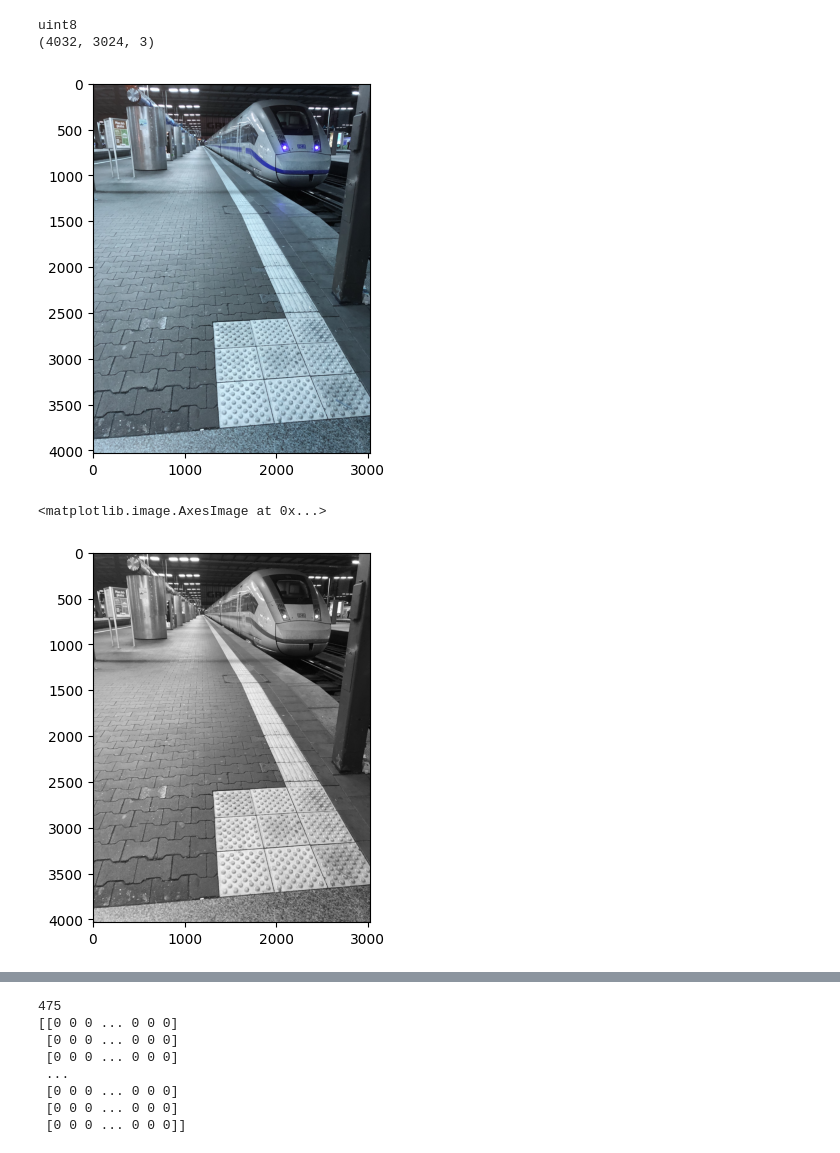
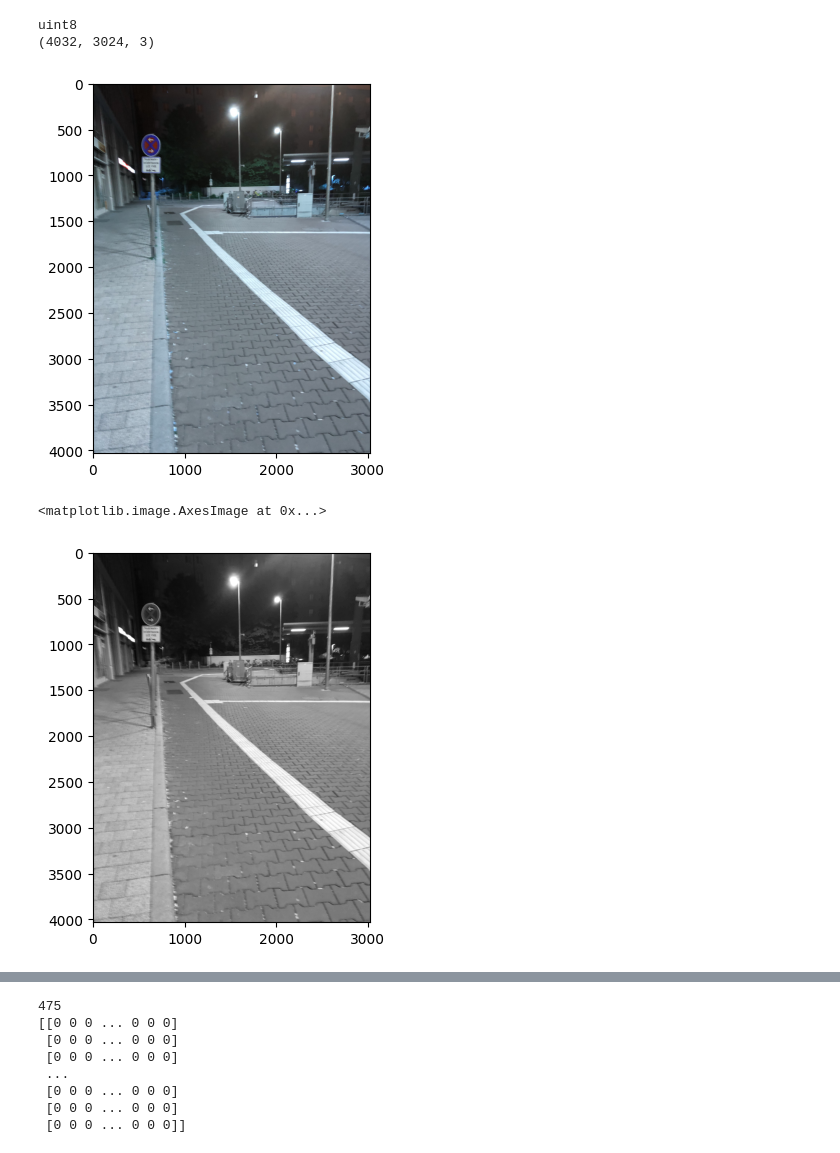
Before and after one commit to hendric-popma/project_bums, a Jupyter notebook: search line canny count.ipynb, the cells around one changed output, grey strips where cells are left out. Drawn from its saved outputs; the diff is of its cells as text; code cells hidden in the pictures.

```diff
--- a/search line canny count.ipynb
+++ b/search line canny count.ipynb
@@ -5,15 +6,21 @@ import matplotlib.pyplot as plt
 #plt.gray()
 # %%
-image_path = 'C:\\Users\\leonh\\Documents\\GitHub\\project_bums\\Test_Bilder\\MUC_BHF_3.jpg'
+#klappt für:
+#"C:\\Users\\leonh\\Pictures\\BumS\\Projekt\\MucHbf.jpg"
+
+#klappt nicht mit:
+#"C:\\Users\\leonh\\Pictures\\BumS\\Projekt\\MUC_BHF_2.jpg"
+
+image_path = "C:\\Users\\leonh\\Pictures\\BumS\\Projekt\\MUC_BHF_5.jpg"
 img = cv2.imread(image_path)
 plt.imshow(img)
 
 print(img.dtype)
 print(img.shape)
 # %% [output]
 uint8
 (4032, 3024, 3)
-[figure, old version]
+[figure, new version]
 # %%
 gray_image = cv2.cvtColor(img, cv2.COLOR_BGR2GRAY)
 plt.gray()
@@ -21,7 +28,7 @@ plt.gray()
 plt.imshow(gray_image)
 # %% [output]
 <matplotlib.image.AxesImage at 0x...>
-[figure, old version]
+[figure, new version]
 # %%
 img_blur = cv2.GaussianBlur(gray_image, (5,5), 0)
 plt.imshow(img_blur)
```
Also changed, not shown: parts of 16 cells of this notebook, 3 other files.
